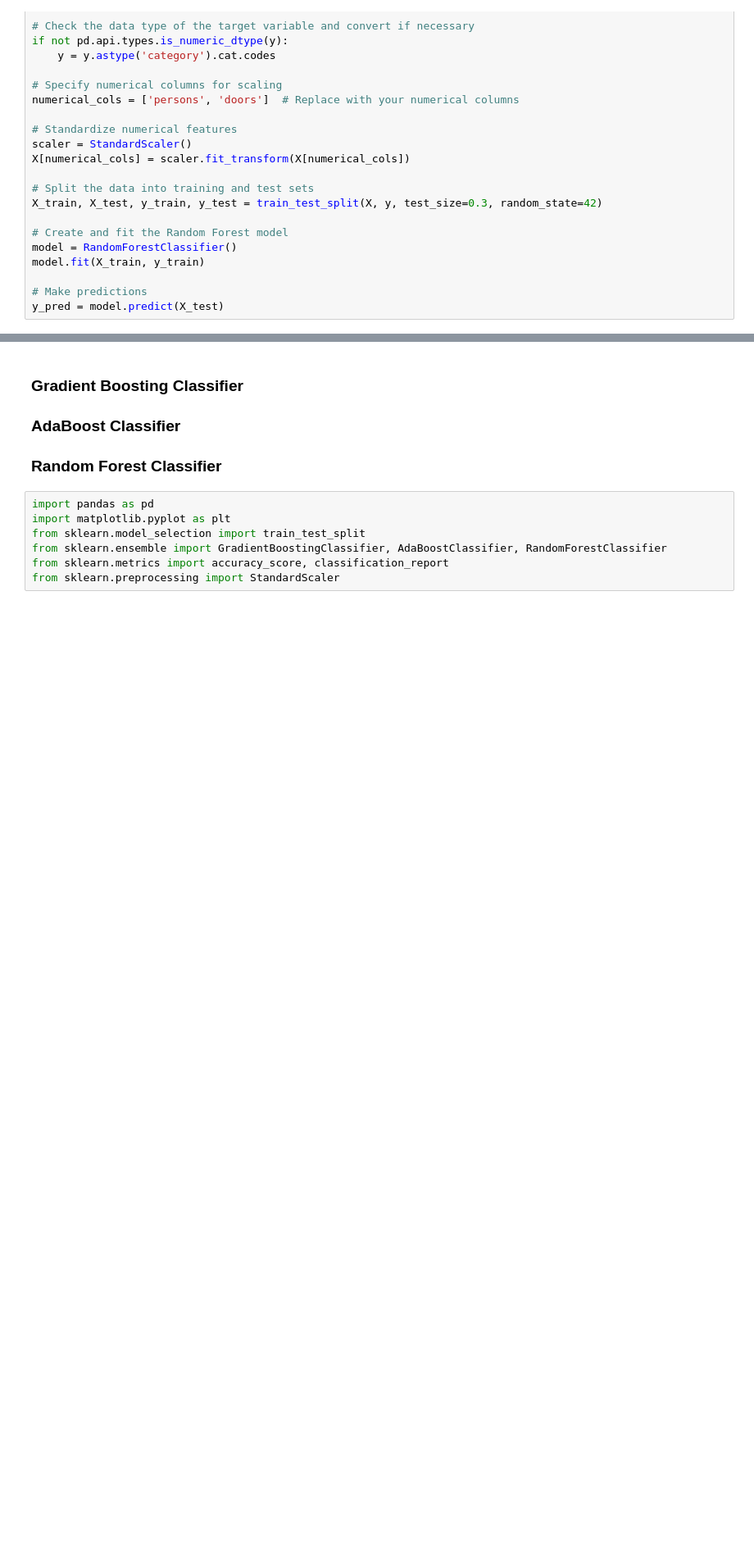
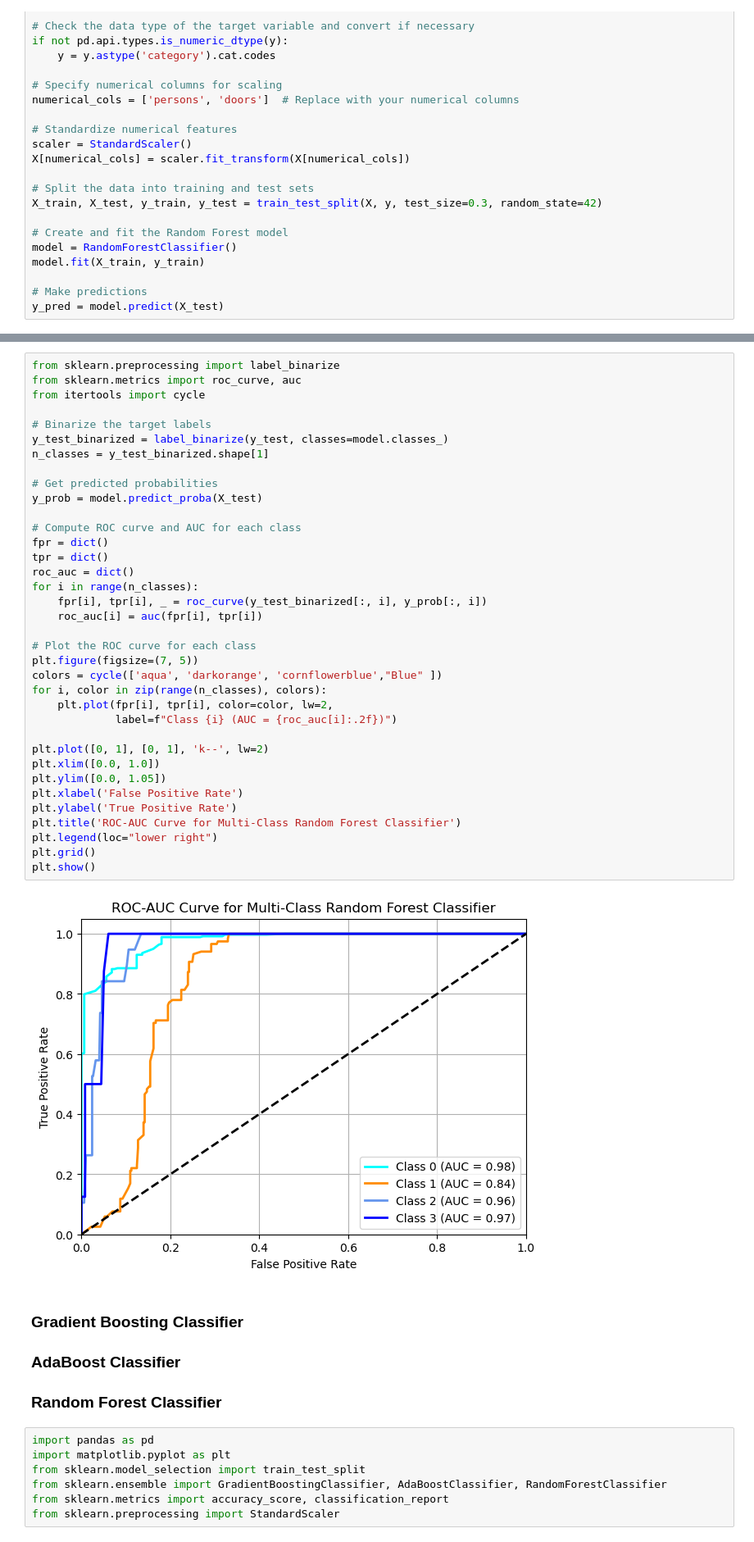
Before and after one commit to ARJUN-VijAI-DS/Car-Evaluation, a Jupyter notebook: car_evaluation.ipynb, the cells around one changed output, grey strips where cells are left out. Shown: that part at 82% size. Drawn from its saved outputs; the diff is of its cells as text; blank space fills up the shorter version.

```diff
--- a/car_evaluation.ipynb
+++ b/car_evaluation.ipynb
@@ -349,3 +380,41 @@ weighted avg       0.96      0.96      0.96       519
+# %%
+from sklearn.preprocessing import label_binarize
+from sklearn.metrics import roc_curve, auc
+from itertools import cycle
+
+# Binarize the target labels
+y_test_binarized = label_binarize(y_test, classes=model.classes_)
+n_classes = y_test_binarized.shape[1]
+
+# Get predicted probabilities
+y_prob = model.predict_proba(X_test)
+
+# Compute ROC curve and AUC for each class
+fpr = dict()
+tpr = dict()
+roc_auc = dict()
+for i in range(n_classes):
+    fpr[i], tpr[i], _ = roc_curve(y_test_binarized[:, i], y_prob[:, i])
+    roc_auc[i] = auc(fpr[i], tpr[i])
+
+# Plot the ROC curve for each class
+plt.figure(figsize=(7, 5))
+colors = cycle(['aqua', 'darkorange', 'cornflowerblue',"Blue" ])
+for i, color in zip(range(n_classes), colors):
+    plt.plot(fpr[i], tpr[i], color=color, lw=2,
+             label=f"Class {i} (AUC = {roc_auc[i]:.2f})")
+
+plt.plot([0, 1], [0, 1], 'k--', lw=2)
+plt.xlim([0.0, 1.0])
+plt.ylim([0.0, 1.05])
+plt.xlabel('False Positive Rate')
+plt.ylabel('True Positive Rate')
+plt.title('ROC-AUC Curve for Multi-Class Random Forest Classifier')
+plt.legend(loc="lower right")
+plt.grid()
+plt.show()
+# %% [output]
+[figure, added]
 # %% [markdown]
 ### Gradient Boosting Classifier
 ### AdaBoost Classifier
```
Also changed, not shown: parts of 11 cells of this notebook.
